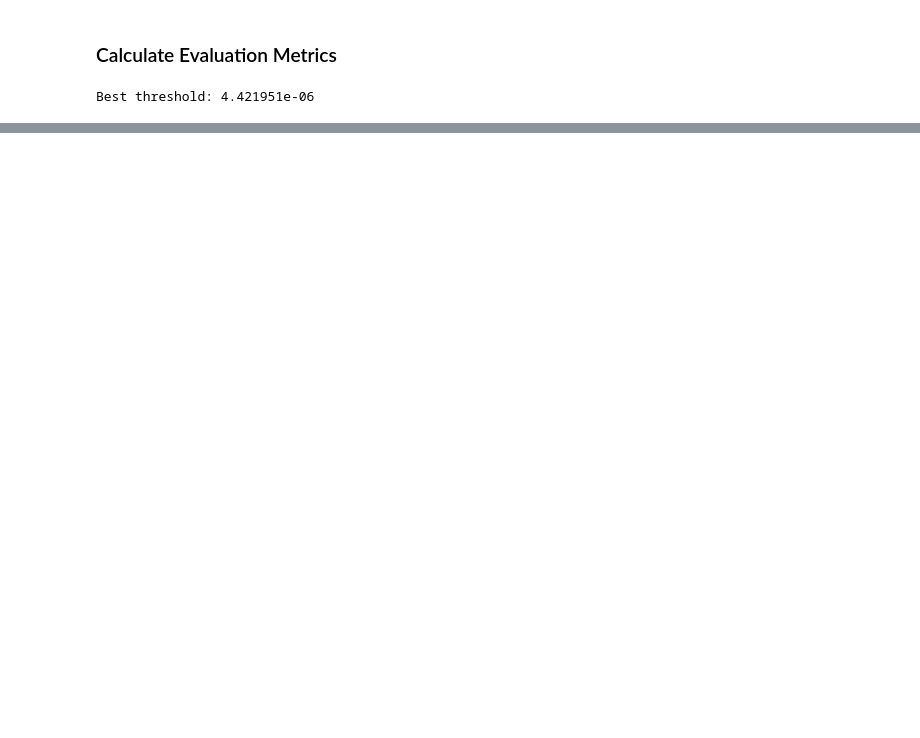
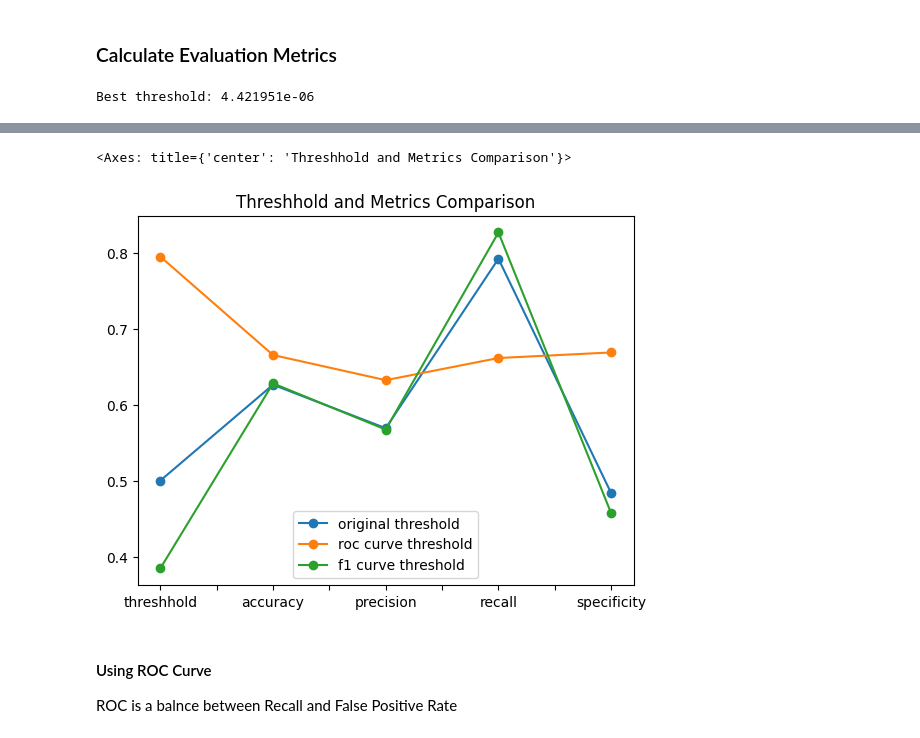
Before and after one commit to mayramtv/cnn-for-mammograms, a Jupyter notebook: P3_5_Iteration.ipynb, the cells around one changed output, grey strips where cells are left out. Saved outputs shown, nothing was run; the diff lists cells and outputs as text; code cells hidden in the pictures; blank space fills up the shorter version.

Commit message:
model fine-tuning

```diff
--- a/P3_5_Iteration.ipynb
+++ b/P3_5_Iteration.ipynb
@@ -129,4 +134 @@ y_pred = (y_pred_prob >= best_threshold).astype(int)
 ev_metrics = Evaluation(vgg_model)
-# %%
-metrics = ev_metrics.calculate_metrics(y_true, y_pred_prob)
-metrics
@@ -190,0 +135,37 @@ metrics2
+# %%
+def get_best_threshhold(y_true, y_pred_prob):
+
+    thresholds_dict = {"original threshold": 0.5}
+
+    # source https://machinelearningmastery.com/threshold-moving-for-imbalanced-classification/
+    # calculate ROC Curve values
+    fpr, tpr, roc_thresholds = roc_curve(y_true, y_pred_prob)
+    # gets Jaudens statistical values
+    J = tpr - fpr
+    best_J = argmax(J)
+    best_roc_thresh = roc_thresholds[best_J]
+    thresholds_dict["roc curve threshold"] = best_roc_thresh
+
+        # source https://machinelearningmastery.com/threshold-moving-for-imbalanced-classification/
+    precision, recall, thresholds = precision_recall_curve(y_true, y_pred_prob)
+    f1 = (2 * precision * recall) / (precision + recall)
+    best_f1 = argmax(f1)
+    best_threshold = thresholds[best_f1]
+    thresholds_dict["f1 curve threshold"] = best_threshold
+
+    # get evaluation class
+    ev_metrics = Evaluation(vgg_model)
+    data = {}
+
+    # calculate original metrics
+    for name, th in thresholds_dict.items():
+        metrics = ev_metrics.calculate_metrics(y_true, y_pred_prob, threshold=th)
+        data[name] = {"threshhold": th,
+                    "accuracy": metrics["accuracy"],
+                    "precision": metrics["precision"],
+                    "recall": metrics["recall"],
+                    "specificity": metrics["specificity"]}
+    return data
+# %%
+thresh_data = pd.DataFrame(get_best_threshhold(y_true, y_pred_prob))
+thresh_data.transpose()
@@ -190,0 +178,8 @@ metrics2
+# %%
+thresh_data.plot(kind='line', title='Threshhold and Metrics Comparison', marker='o')
+# %% [output]
+<Axes: title={'center': 'Threshhold and Metrics Comparison'}>
+[figure, added]
+# %% [markdown]
+#### Using ROC Curve
+ROC is a balnce between Recall and False Positive Rate
```
Also changed, not shown: parts of 13 cells of this notebook, 7 other files.
